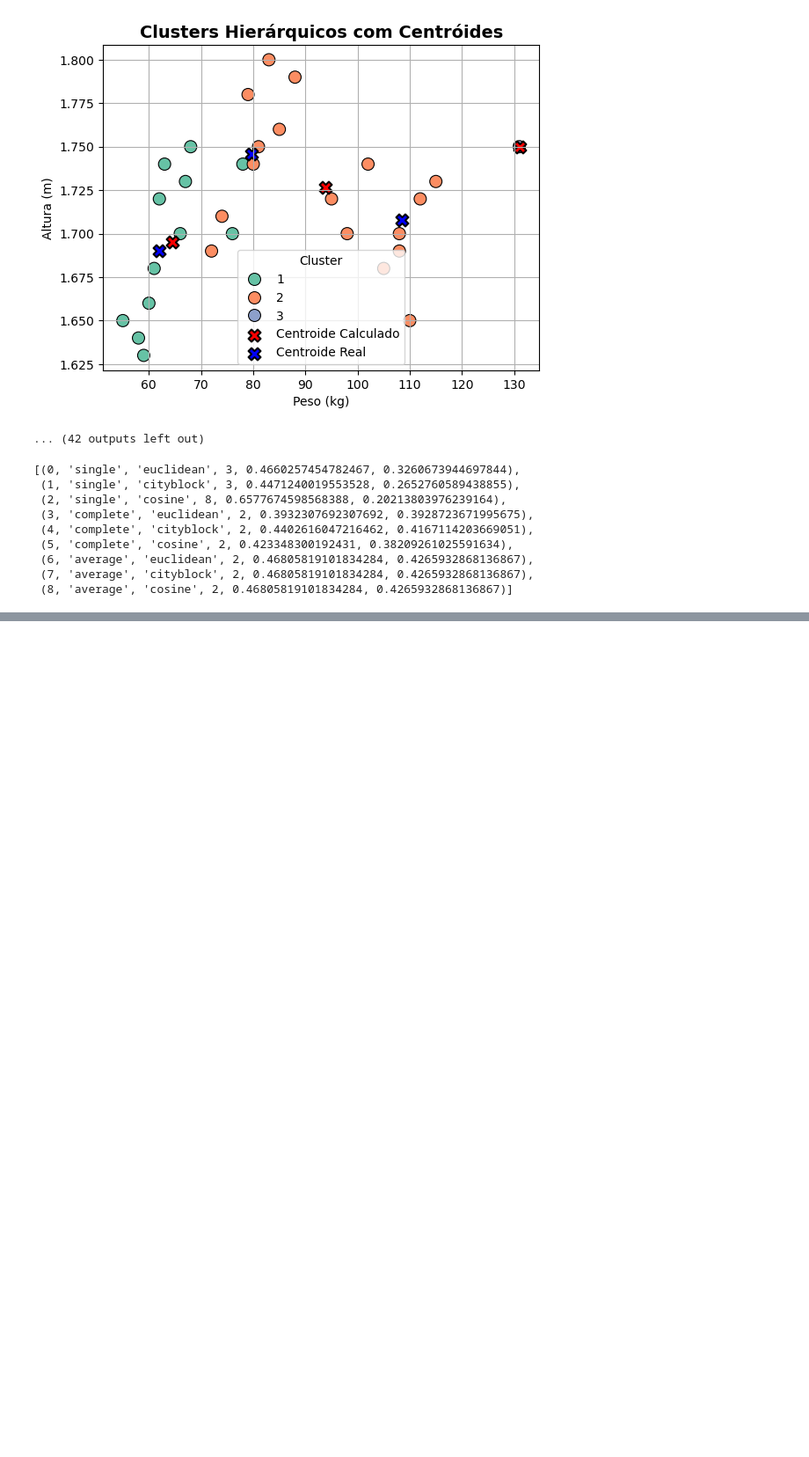
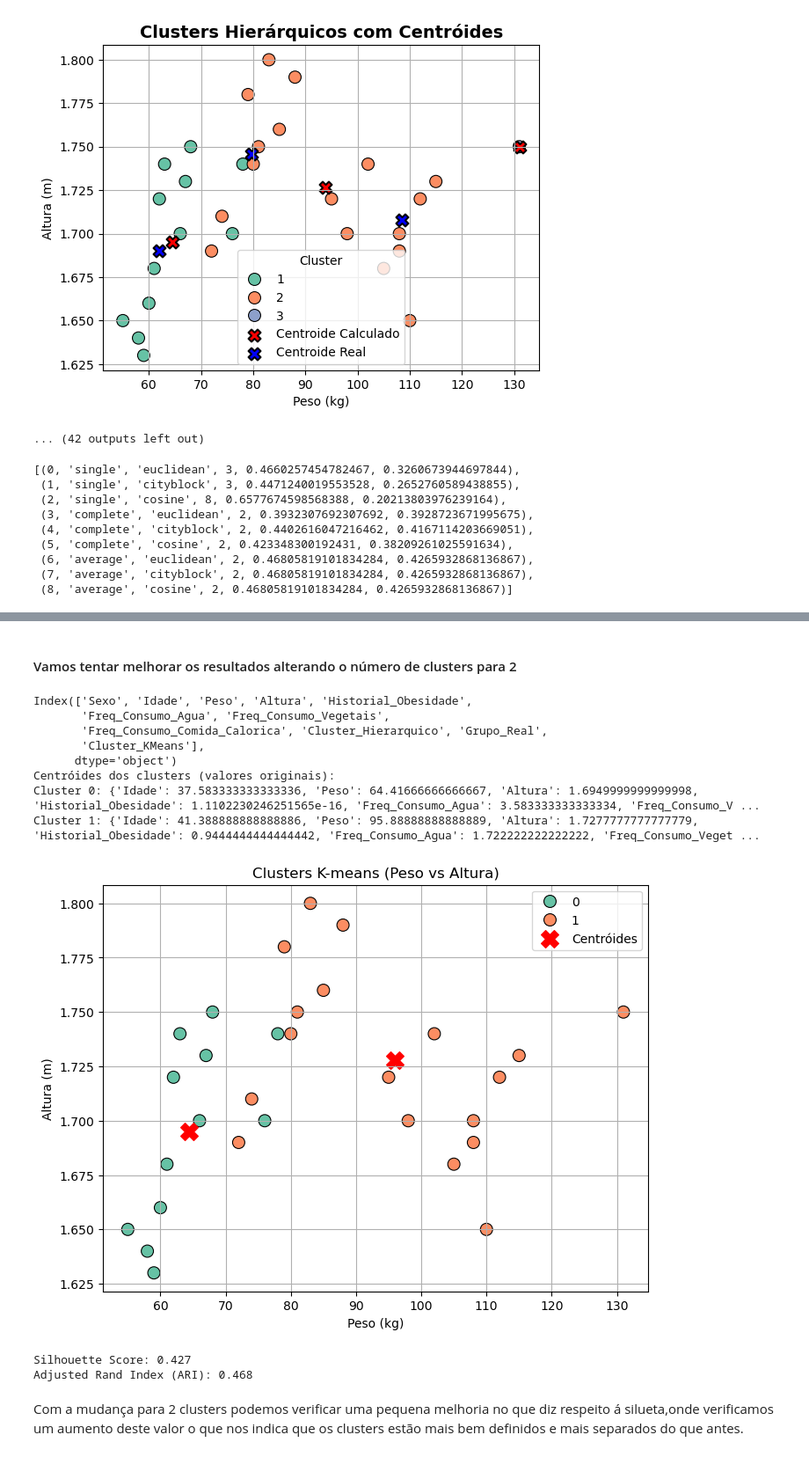
Before and after one commit to Rodrigo-Pinto22/Cluster-Analysis-Obesity-Level, a Jupyter notebook: Cluster_Analysis_Simu.ipynb, the cells around one changed output, grey strips where cells are left out. Shown at 88% size. Saved outputs shown, nothing was run; the diff lists cells and outputs as text; code cells hidden in the pictures; blank space fills up the shorter version.

```diff
--- a/Cluster_Analysis_Simu.ipynb
+++ b/Cluster_Analysis_Simu.ipynb
@@ -768,0 +862,69 @@ listIterations
+# %% [markdown]
+#### Vamos tentar melhorar os resultados alterando o número de clusters para 2
+# %%
+from sklearn.cluster import KMeans
+
+kmeans = KMeans(n_clusters=2, random_state=42)
+kmeans.fit(X_scaled)
+dados_simulados["Cluster_KMeans"] = kmeans.labels_
+
+print(dados_simulados.columns)
+
+
+# Centróides em unidades originais
+centroids = scaler.inverse_transform(kmeans.cluster_centers_)
+
+print("Centróides dos clusters (valores originais):")
+for i, c in enumerate(centroids):
+    print(f"Cluster {i}: {dict(zip(X.columns, c))}")
+
+
+import matplotlib.pyplot as plt
+import seaborn as sns
+
+plt.figure(figsize=(8,6))
+sns.scatterplot(
+    x="Peso", y="Altura",
+    hue="Cluster_KMeans",
+    data=dados_simulados,
+    palette="Set2", s=100, edgecolor="k"
+)
+
+# Desenhar os centróides (em valores originais)
+plt.scatter(
+    centroids[:, X.columns.get_loc("Peso")],
+    centroids[:, X.columns.get_loc("Altura")],
+    c="red", marker="X", s=200, label="Centróides"
+)
+
+plt.title("Clusters K-means (Peso vs Altura)")
+plt.xlabel("Peso (kg)")
+plt.ylabel("Altura (m)")
+plt.legend()
+plt.grid(True)
+plt.show()
+
+from sklearn.metrics import silhouette_score, adjusted_rand_score
+
+# Avaliar Silhouette (não precisa de labels reais)
+silhouette = silhouette_score(X_scaled, dados_simulados["Cluster_KMeans"])
+print(f"Silhouette Score: {silhouette:.3f}")
+
+# Avaliar ARI (só se tiveres labels reais)
+# Substitui 'labels_reais' pela tua variável com os rótulos verdadeiros
+ari = adjusted_rand_score(labels_reais, dados_simulados["Cluster_KMeans"])
+print(f"Adjusted Rand Index (ARI): {ari:.3f}")
+# %% [output]
+Index(['Sexo', 'Idade', 'Peso', 'Altura', 'Historial_Obesidade',
+       'Freq_Consumo_Agua', 'Freq_Consumo_Vegetais',
+       'Freq_Consumo_Comida_Calorica', 'Cluster_Hierarquico', 'Grupo_Real',
+       'Cluster_KMeans'],
+      dtype='object')
+Centróides dos clusters (valores originais):
+Cluster 0: {'Idade': 37.583333333333336, 'Peso': 64.41666666666667, 'Altura': 1.6949999999999998, 'Historial_Obesidade': 1.1102230246251565e-16, 'Freq_Consumo_Agua': 3.583333333333334, 'Freq_Consumo_V ...
+Cluster 1: {'Idade': 41.388888888888886, 'Peso': 95.88888888888889, 'Altura': 1.7277777777777779, 'Historial_Obesidade': 0.9444444444444442, 'Freq_Consumo_Agua': 1.722222222222222, 'Freq_Consumo_Veget ...
+[figure, added]
+Silhouette Score: 0.427
+Adjusted Rand Index (ARI): 0.468
+# %% [markdown]
+Com a mudança para 2 clusters podemos verificar uma pequena melhoria no que diz respeito á silueta,onde verificamos um  aumento deste valor o que nos indica que os clusters estão mais bem definidos e mais separados do que antes.
```
Also changed, not shown: parts of 10 cells of this notebook.
